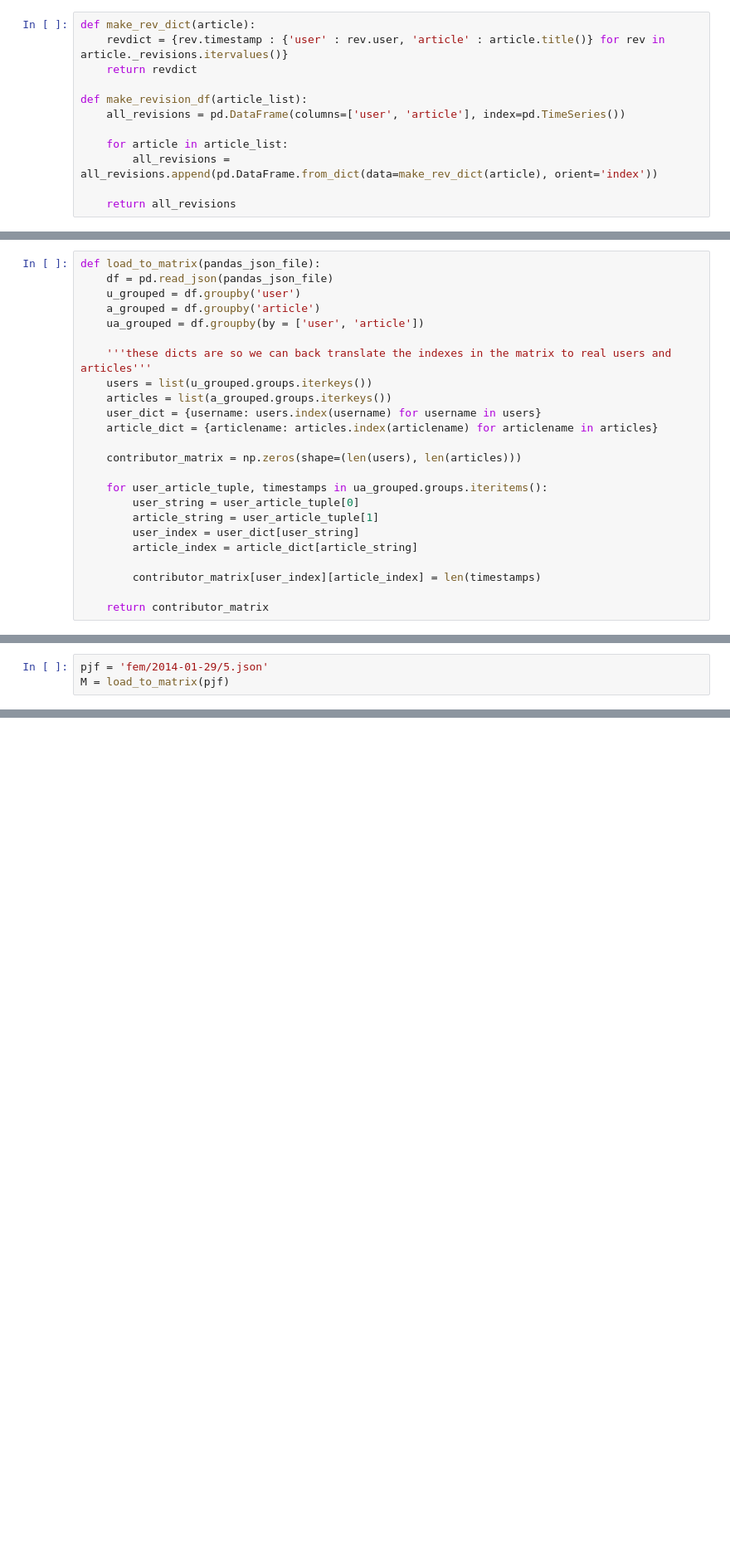
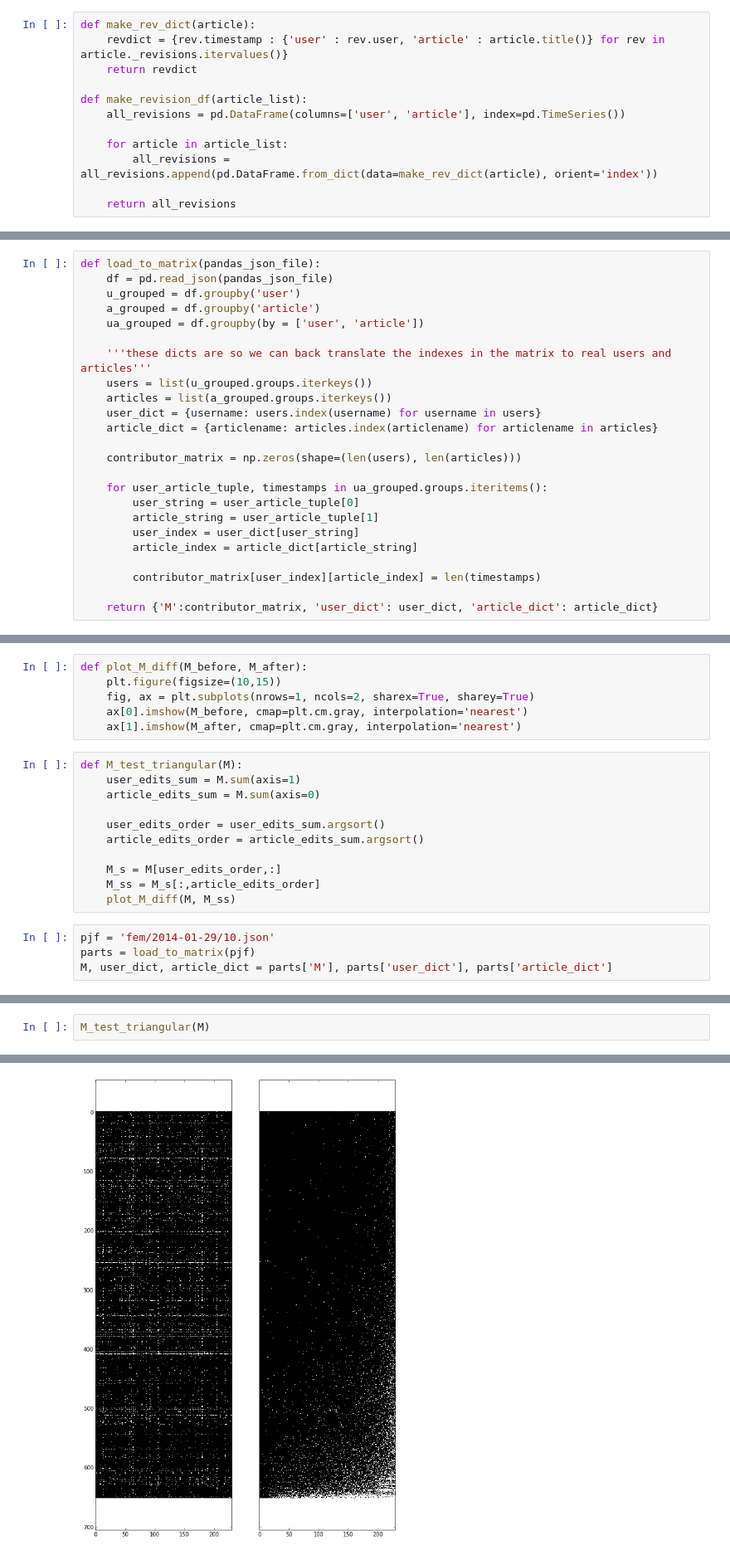
Before and after one commit to GregoryH88/wiki_econ_capability, a Jupyter notebook: Wiki Category Matrix Maker.ipynb, the cells around one changed output, grey strips where cells are left out. Shown: that part at 83% size. Cells and saved outputs as stored; diff of their text form; blank space fills up the shorter version.

Commit message:
implemented triangular test

```diff
--- a/Wiki Category Matrix Maker.ipynb
+++ b/Wiki Category Matrix Maker.ipynb
@@ -97,4 +105,4 @@ def load_to_matrix(pandas_json_file):
 
         contributor_matrix[user_index][article_index] = len(timestamps)
 
-    return contributor_matrix
+    return {'M':contributor_matrix, 'user_dict': user_dict, 'article_dict': article_dict}
@@ -101,3 +113,21 @@ def load_to_matrix(pandas_json_file):
+# %%
+def plot_M_diff(M_before, M_after):
+    plt.figure(figsize=(10,15))
+    fig, ax = plt.subplots(nrows=1, ncols=2, sharex=True, sharey=True)
+    ax[0].imshow(M_before, cmap=plt.cm.gray, interpolation='nearest')
+    ax[1].imshow(M_after, cmap=plt.cm.gray, interpolation='nearest')
+# %%
+def M_test_triangular(M):
+    user_edits_sum = M.sum(axis=1)
+    article_edits_sum = M.sum(axis=0)
+
+    user_edits_order = user_edits_sum.argsort()
+    article_edits_order = article_edits_sum.argsort()
+
+    M_s = M[user_edits_order,:]
+    M_ss = M_s[:,article_edits_order]
+    plot_M_diff(M, M_ss)
 # %%
-pjf = 'fem/2014-01-29/5.json'
-M = load_to_matrix(pjf)
+pjf = 'fem/2014-01-29/10.json'
+parts = load_to_matrix(pjf)
+M, user_dict, article_dict = parts['M'], parts['user_dict'], parts['article_dict']
@@ -115,0 +134,3 @@ np.rank(M.sum(axis=0)
+# %%
+M_test_triangular(M)
+# %% [output]
@@ -115,0 +138 @@ np.rank(M.sum(axis=0)
+[figure, added]
```
Also changed, not shown: parts of 16 cells of this notebook.
